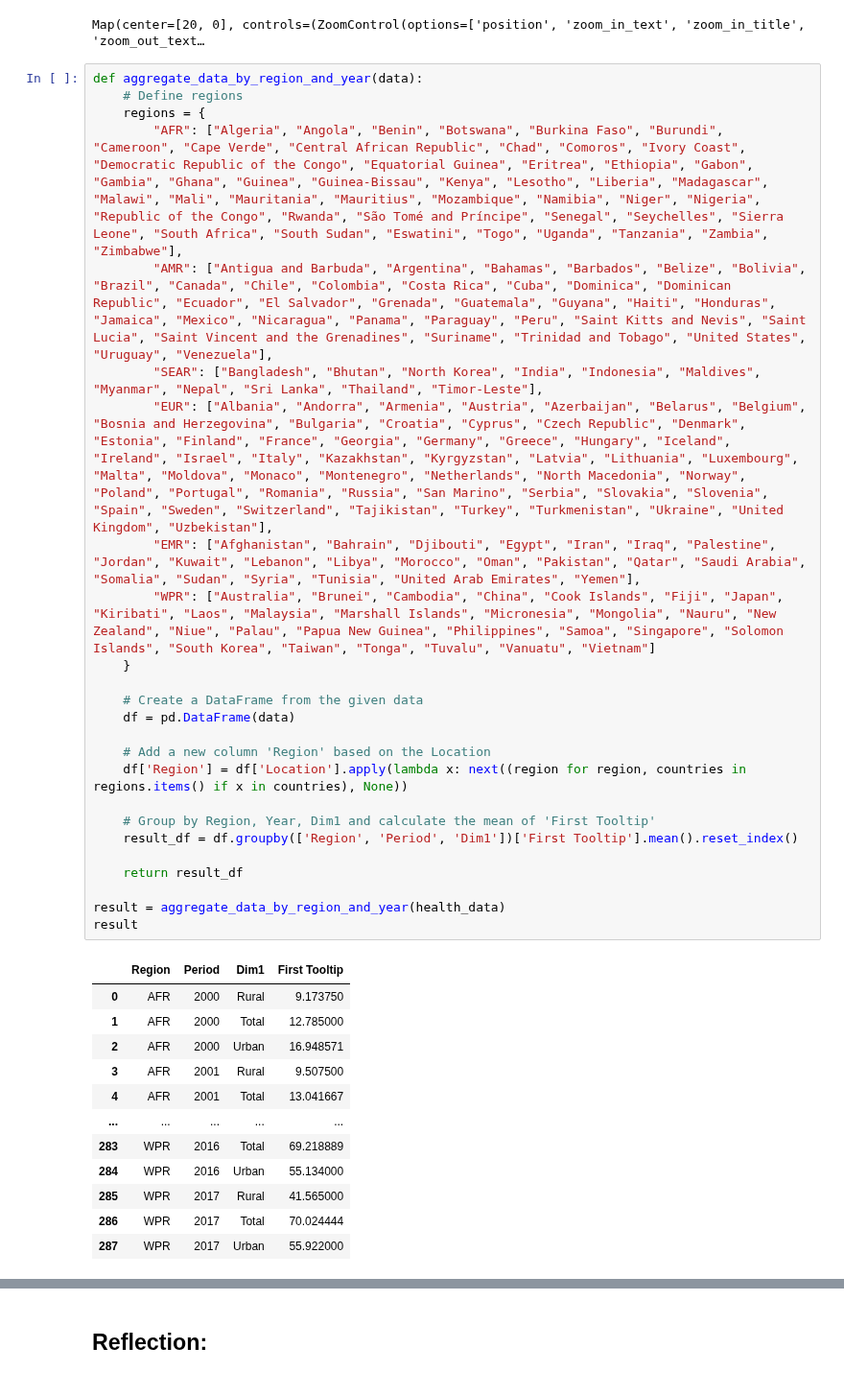
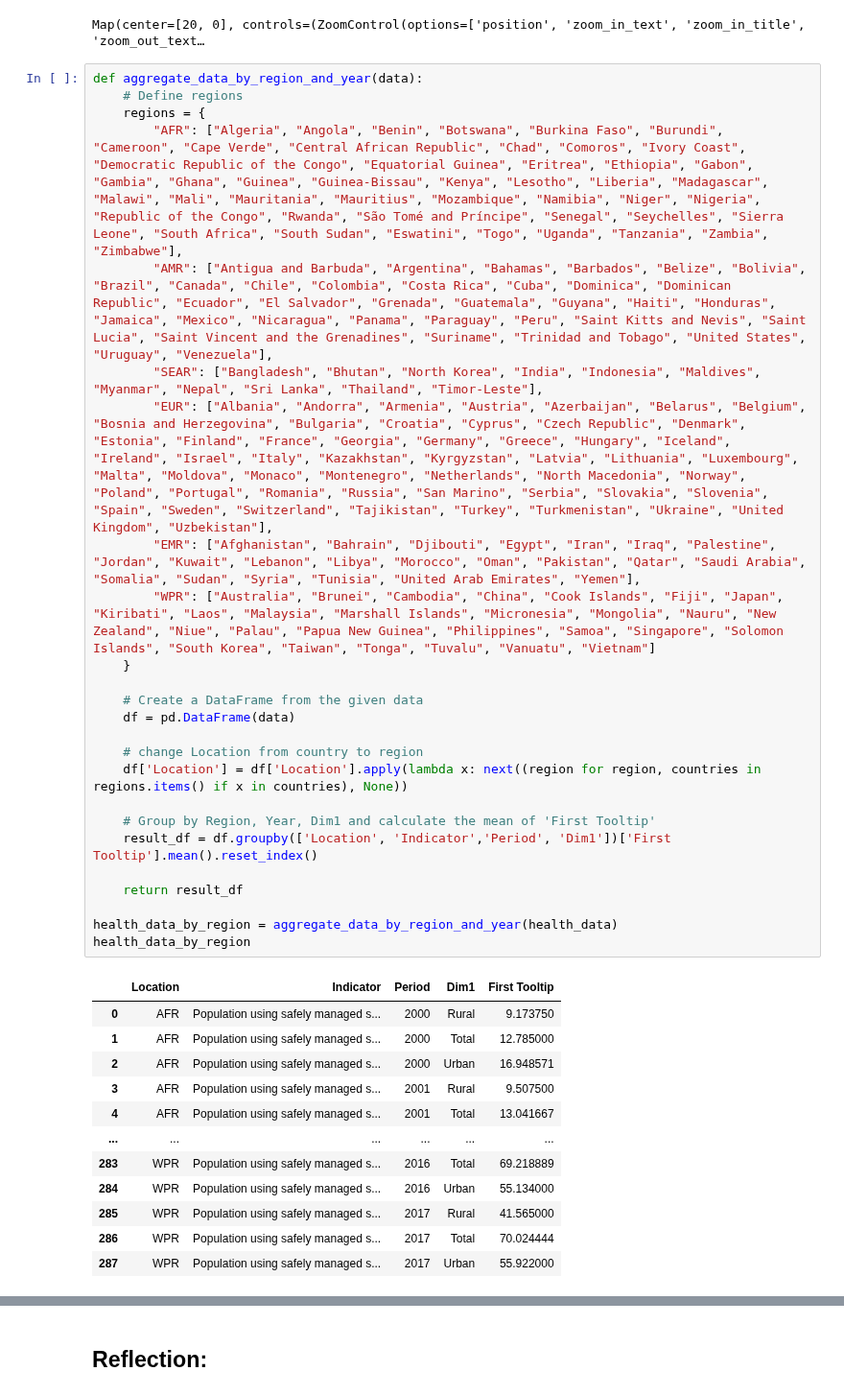
Before and after one commit to violetbi/sds-271-fp, a Jupyter notebook: prototype.ipynb, the cells around one changed output, grey strips where cells are left out. Shown at 96% size. Saved outputs shown, nothing was run; the diff lists cells and outputs as text.

```diff
--- a/prototype.ipynb
+++ b/prototype.ipynb
@@ -160,38 +160,38 @@ Map(center=[20, 0], controls=(ZoomControl(options=['position', 'zoom_in_text', '
 # %%
 def aggregate_data_by_region_and_year(data):
     # Define regions
     regions = {
         "AFR": ["Algeria", "Angola", "Benin", "Botswana", "Burkina Faso", "Burundi", "Cameroon", "Cape Verde", "Central African Republic", "Chad", "Comoros", "Ivory Coast", "Democratic Republic of the Congo", "Equatorial Guinea", "Eritrea", "Ethiopia", "Gabon", "Gambia", "Ghana", "Guinea", "Guinea-Bissau", "Kenya", "Lesotho", "Liberia", "Madagascar", "Malawi", "Mali", "Mauritania", "Mauritius", "Mozambique", "Namibia", "Niger", "Nigeria", "Republic of the Congo", "Rwanda", "São Tomé and Príncipe", "Senegal", "Seychelles", "Sierra Leone", "South Africa", "South Sudan", "Eswatini", "Togo", "Uganda", "Tanzania", "Zambia", "Zimbabwe"],
         "AMR": ["Antigua and Barbuda", "Argentina", "Bahamas", "Barbados", "Belize", "Bolivia", "Brazil", "Canada", "Chile", "Colombia", "Costa Rica", "Cuba", "Dominica", "Dominican Republic", "Ecuador", "El Salvador", "Grenada", "Guatemala", "Guyana", "Haiti", "Honduras", "Jamaica", "Mexico", "Nicaragua", "Panama", "Paraguay", "Peru", "Saint Kitts and Nevis", "Saint Lucia", "Saint Vincent and the Grenadines", "Suriname", "Trinidad and Tobago", "United States", "Uruguay", "Venezuela"],
         "SEAR": ["Bangladesh", "Bhutan", "North Korea", "India", "Indonesia", "Maldives", "Myanmar", "Nepal", "Sri Lanka", "Thailand", "Timor-Leste"],
         "EUR": ["Albania", "Andorra", "Armenia", "Austria", "Azerbaijan", "Belarus", "Belgium", "Bosnia and Herzegovina", "Bulgaria", "Croatia", "Cyprus", "Czech Republic", "Denmark", "Estonia", "Finland", "France", "Georgia", "Germany", "Greece", "Hungary", "Iceland", "Ireland", "Israel", "Italy", "Kazakhstan", "Kyrgyzstan", "Latvia", "Lithuania", "Luxembourg", "Malta", "Moldova", "Monaco", "Montenegro", "Netherlands", "North Macedonia", "Norway", "Poland", "Portugal", "Romania", "Russia", "San Marino", "Serbia", "Slovakia", "Slovenia", "Spain", "Sweden", "Switzerland", "Tajikistan", "Turkey", "Turkmenistan", "Ukraine", "United Kingdom", "Uzbekistan"],
         "EMR": ["Afghanistan", "Bahrain", "Djibouti", "Egypt", "Iran", "Iraq", "Palestine", "Jordan", "Kuwait", "Lebanon", "Libya", "Morocco", "Oman", "Pakistan", "Qatar", "Saudi Arabia", "Somalia", "Sudan", "Syria", "Tunisia", "United Arab Emirates", "Yemen"],
         "WPR": ["Australia", "Brunei", "Cambodia", "China", "Cook Islands", "Fiji", "Japan", "Kiribati", "Laos", "Malaysia", "Marshall Islands", "Micronesia", "Mongolia", "Nauru", "New Zealand", "Niue", "Palau", "Papua New Guinea", "Philippines", "Samoa", "Singapore", "Solomon Islands", "South Korea", "Taiwan", "Tonga", "Tuvalu", "Vanuatu", "Vietnam"]
     }
 
     # Create a DataFrame from the given data
     df = pd.DataFrame(data)
 
-    # Add a new column 'Region' based on the Location
-    df['Region'] = df['Location'].apply(lambda x: next((region for region, countries in regions.items() if x in countries), None))
+    # change Location from country to region
+    df['Location'] = df['Location'].apply(lambda x: next((region for region, countries in regions.items() if x in countries), None))
 
     # Group by Region, Year, Dim1 and calculate the mean of 'First Tooltip'
-    result_df = df.groupby(['Region', 'Period', 'Dim1'])['First Tooltip'].mean().reset_index()
+    result_df = df.groupby(['Location', 'Indicator','Period', 'Dim1'])['First Tooltip'].mean().reset_index()
 
     return result_df
 
-result = aggregate_data_by_region_and_year(health_data)
-result
+health_data_by_region = aggregate_data_by_region_and_year(health_data)
+health_data_by_region
 # %% [output]
-|  | Region | Period | Dim1 | First Tooltip |
-| 0 | AFR | 2000 | Rural | 9.173750 |
-| 1 | AFR | 2000 | Total | 12.785000 |
-| 2 | AFR | 2000 | Urban | 16.948571 |
-| 3 | AFR | 2001 | Rural | 9.507500 |
-| 4 | AFR | 2001 | Total | 13.041667 |
-| ... | ... | ... | ... | ... |
-| 283 | WPR | 2016 | Total | 69.218889 |
-| 284 | WPR | 2016 | Urban | 55.134000 |
-| 285 | WPR | 2017 | Rural | 41.565000 |
-| 286 | WPR | 2017 | Total | 70.024444 |
-| 287 | WPR | 2017 | Urban | 55.922000 |
+|  | Location | Indicator | Period | Dim1 | First Tooltip |
+| 0 | AFR | Population using safely managed s... | 2000 | Rural | 9.173750 |
+| 1 | AFR | Population using safely managed s... | 2000 | Total | 12.785000 |
+| 2 | AFR | Population using safely managed s... | 2000 | Urban | 16.948571 |
+| 3 | AFR | Population using safely managed s... | 2001 | Rural | 9.507500 |
+| 4 | AFR | Population using safely managed s... | 2001 | Total | 13.041667 |
+| ... | ... | ... | ... | ... | ... |
+| 283 | WPR | Population using safely managed s... | 2016 | Total | 69.218889 |
+| 284 | WPR | Population using safely managed s... | 2016 | Urban | 55.134000 |
+| 285 | WPR | Population using safely managed s... | 2017 | Rural | 41.565000 |
+| 286 | WPR | Population using safely managed s... | 2017 | Total | 70.024444 |
+| 287 | WPR | Population using safely managed s... | 2017 | Urban | 55.922000 |
```
Also changed, not shown: parts of 2 cells of this notebook.
